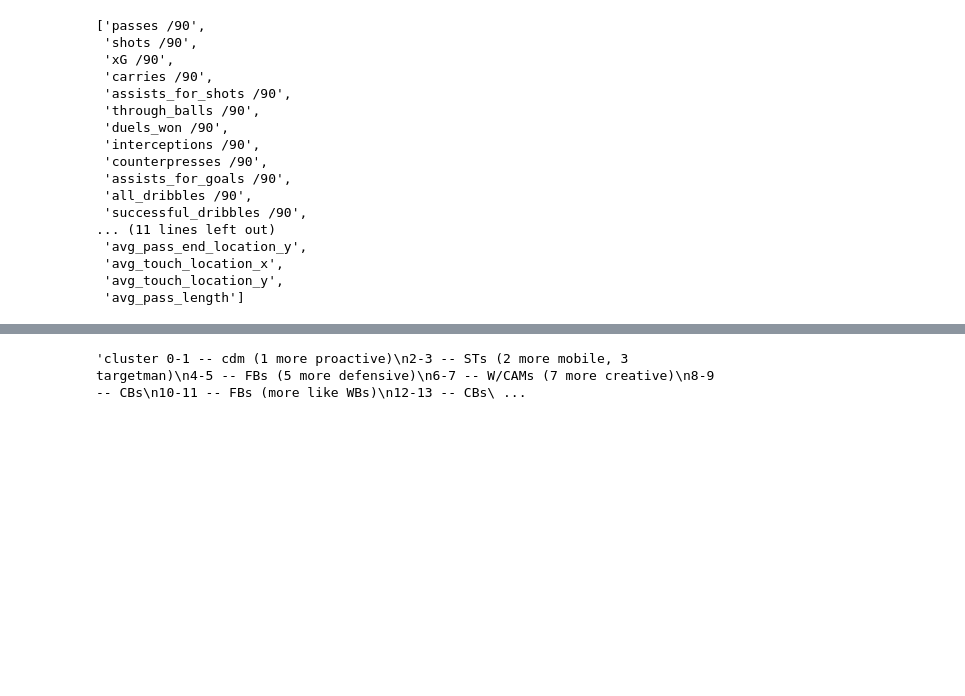
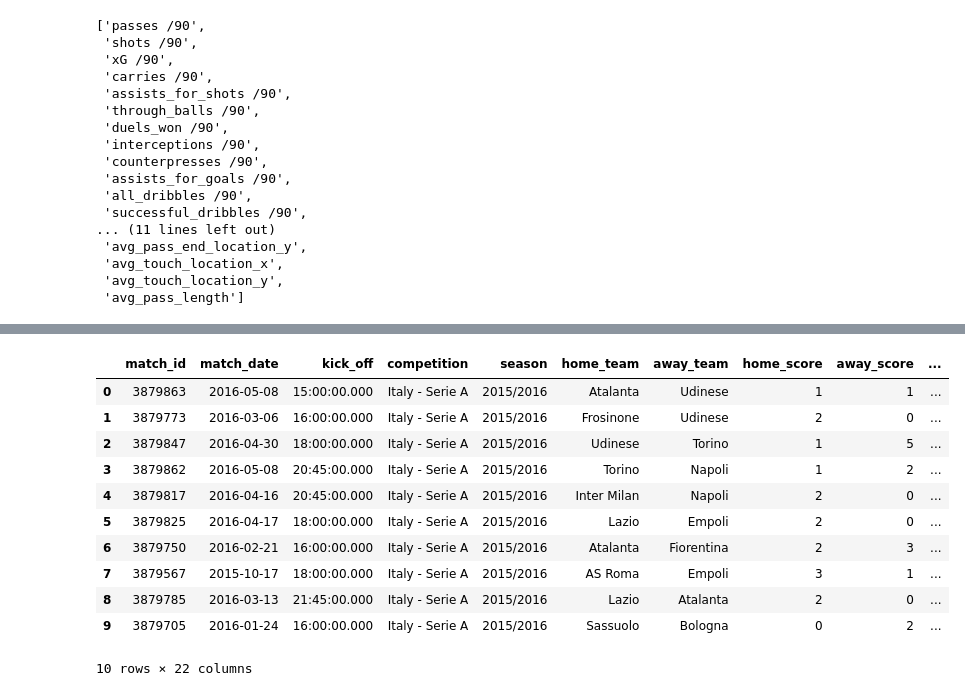
Before and after one commit to levokond/clustering-players-profiles, a Jupyter notebook: sb_data_importing.ipynb, the cells around one changed output, grey strips where cells are left out. Saved outputs shown, nothing was run; the diff lists cells and outputs as text; code cells hidden in the pictures; blank space fills up the shorter version.

Commit message:
added roma data as well

```diff
--- a/sb_data_importing.ipynb
+++ b/sb_data_importing.ipynb
@@ -611,11 +600,0 @@ per90_stats.loc[per90_stats['role'] == (10)].head(10)
-# %%
-"""cluster 0-1 -- cdm (1 more proactive)
-2-3 -- STs (2 more mobile, 3 targetman)
-4-5 -- FBs (5 more defensive)
-6-7 -- W/CAMs (7 more creative)
-8-9 -- CBs
-10-11 -- FBs (more like WBs)
-12-13 -- CBs
-"""
-# %% [output]
-'cluster 0-1 -- cdm (1 more proactive)\n2-3 -- STs (2 more mobile, 3 targetman)\n4-5 -- FBs (5 more defensive)\n6-7 -- W/CAMs (7 more creative)\n8-9 -- CBs\n10-11 -- FBs (more like WBs)\n12-13 -- CBs\ ...
@@ -621,0 +628,16 @@ per90_stats.loc[per90_stats['role'] == (10)].head(10)
+# %%
+serie_a_matches = sb.matches(competition_id=12, season_id=27)
+serie_a_matches.head(10)
+# %% [output]
+|  | match_id | match_date | kick_off | competition | season | home_team | away_team | home_score | away_score | ... |
+| 0 | 3879863 | 2016-05-08 | 15:00:00.000 | Italy - Serie A | 2015/2016 | Atalanta | Udinese | 1 | 1 | ... |
+| 1 | 3879773 | 2016-03-06 | 16:00:00.000 | Italy - Serie A | 2015/2016 | Frosinone | Udinese | 2 | 0 | ... |
+| 2 | 3879847 | 2016-04-30 | 18:00:00.000 | Italy - Serie A | 2015/2016 | Udinese | Torino | 1 | 5 | ... |
+| 3 | 3879862 | 2016-05-08 | 20:45:00.000 | Italy - Serie A | 2015/2016 | Torino | Napoli | 1 | 2 | ... |
+| 4 | 3879817 | 2016-04-16 | 20:45:00.000 | Italy - Serie A | 2015/2016 | Inter Milan | Napoli | 2 | 0 | ... |
+| 5 | 3879825 | 2016-04-17 | 18:00:00.000 | Italy - Serie A | 2015/2016 | Lazio | Empoli | 2 | 0 | ... |
+| 6 | 3879750 | 2016-02-21 | 16:00:00.000 | Italy - Serie A | 2015/2016 | Atalanta | Fiorentina | 2 | 3 | ... |
+| 7 | 3879567 | 2015-10-17 | 18:00:00.000 | Italy - Serie A | 2015/2016 | AS Roma | Empoli | 3 | 1 | ... |
+| 8 | 3879785 | 2016-03-13 | 21:45:00.000 | Italy - Serie A | 2015/2016 | Lazio | Atalanta | 2 | 0 | ... |
+| 9 | 3879705 | 2016-01-24 | 16:00:00.000 | Italy - Serie A | 2015/2016 | Sassuolo | Bologna | 0 | 2 | ... |
+10 rows × 22 columns
```
Also changed, not shown: parts of 11 cells of this notebook.
